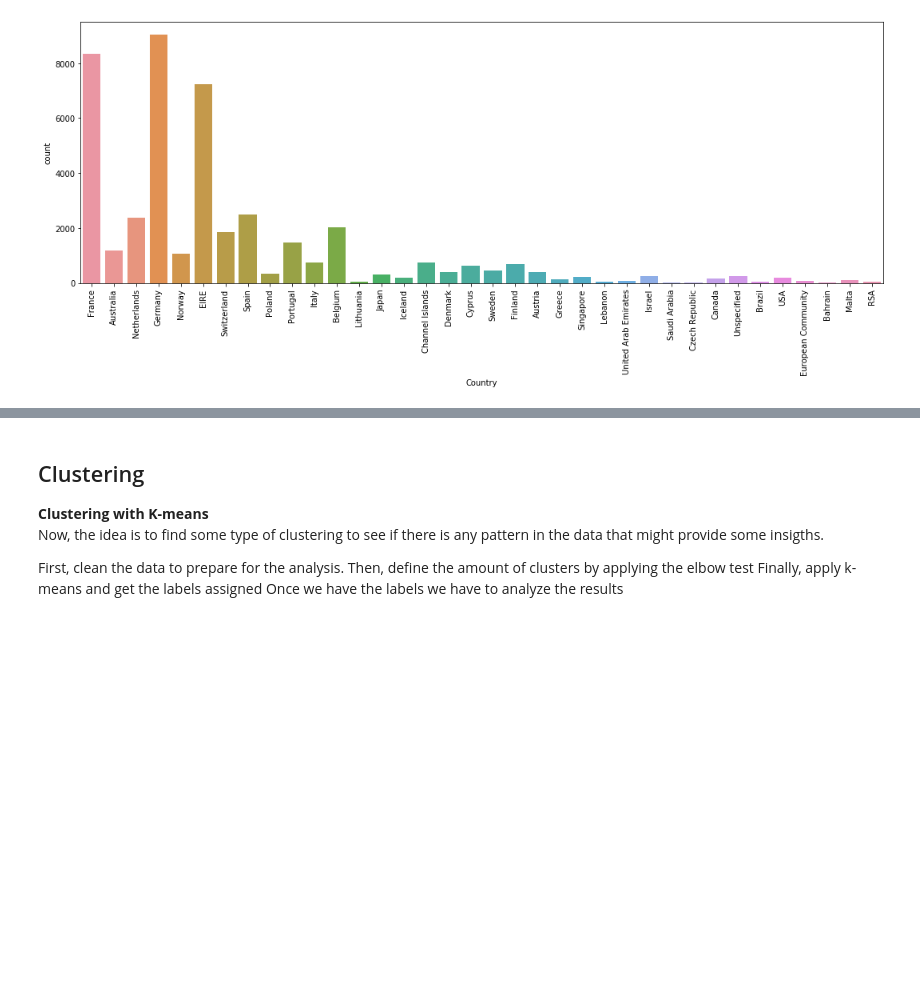
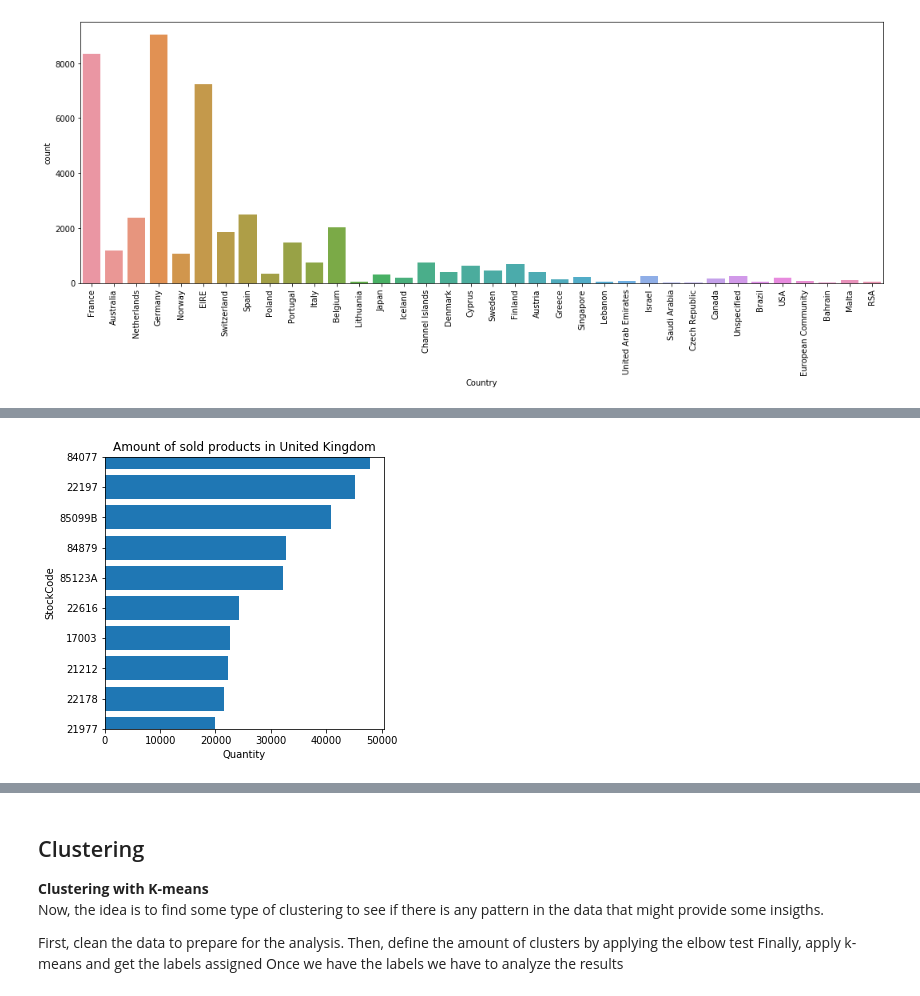
Before and after one commit to rootstrap/datasciene-ecommerce, a Jupyter notebook: e-commerce-example.ipynb, the cells around one changed output, grey strips where cells are left out. Cells and saved outputs as stored; diff of their text form; code cells hidden in the pictures; blank space fills up the shorter version.

```diff
--- a/e-commerce-example.ipynb
+++ b/e-commerce-example.ipynb
@@ -237,0 +242,2 @@ plt.xticks(rotation=90)
+# %%
+products = df[['StockCode', 'Country', 'Quantity']].groupby(['StockCode', 'Country']).sum().reset_index()
@@ -237,0 +260,28 @@ plt.xticks(rotation=90)
+# %%
+def get_top_n(df, col, col_sort, n):
+    df_ret = pd.DataFrame()
+    for i in df[col].unique():
+        df_aux = df[df[col]==i].sort_values(col_sort, ascending=False).reset_index()
+        df_aux = df_aux[0:n]
+        df_ret = df_ret.append(df_aux)
+    return df_ret
+
+#for each country keep top 10
+products = get_top_n(products, 'Country', 'Quantity', 10)
+# %%
+def plot_filter_bar(df, filter_col, col_bar, col_per, filter_value, n, title):
+    filter_df = df[df[filter_col]==filter_value]
+    fig, ax = plt.subplots(1,1, figsize=(5,5))
+    ax.invert_yaxis()
+    ax.barh(y=filter_df.index, width=col_bar, data=filter_df)
+    ax.set_yticks(range(0,10))
+    ax.set_yticklabels(filter_df[col_per].tolist())
+    ax.set_ylabel(col_per)
+    ax.set_xlabel(col_bar)
+    ax.set_title(title)
+    plt.show()
+
+plot_filter_bar(products, 'Country', 'Quantity', 'StockCode',
+                'United Kingdom', 10, 'Amount of sold products in United Kingdom')
+# %% [output]
+[figure, added]
```
Also changed, not shown: parts of 31 cells of this notebook.
